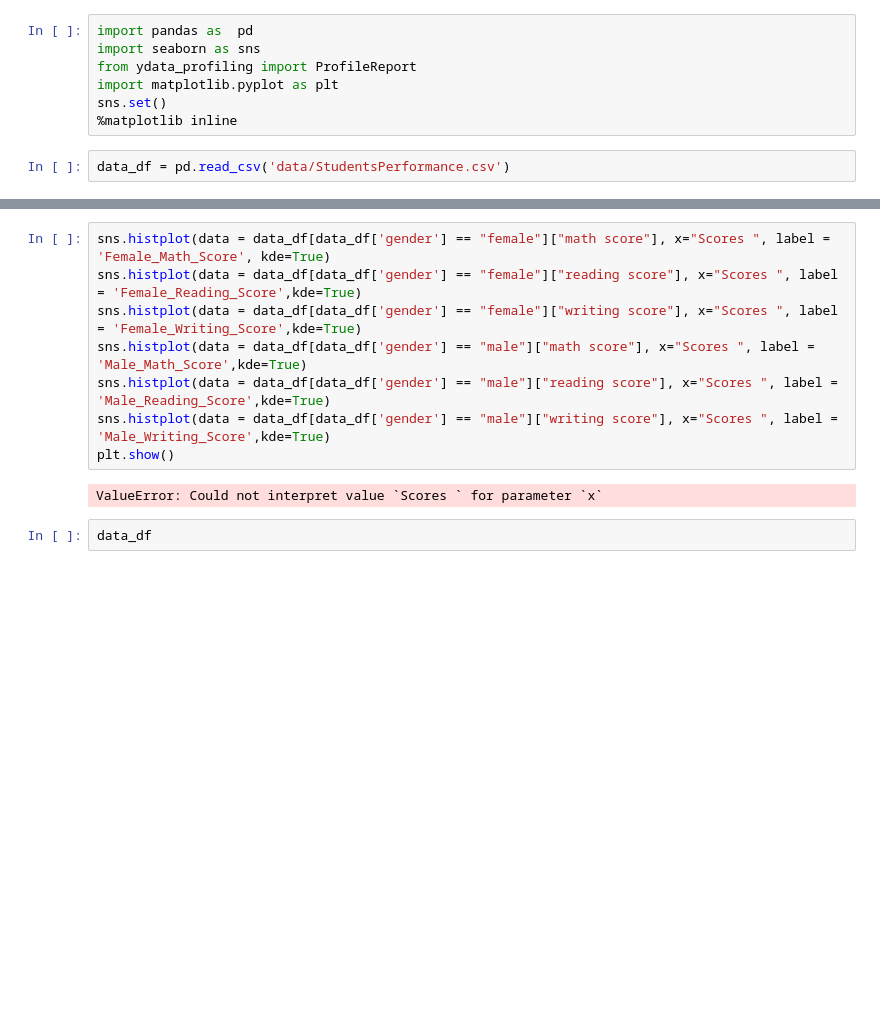
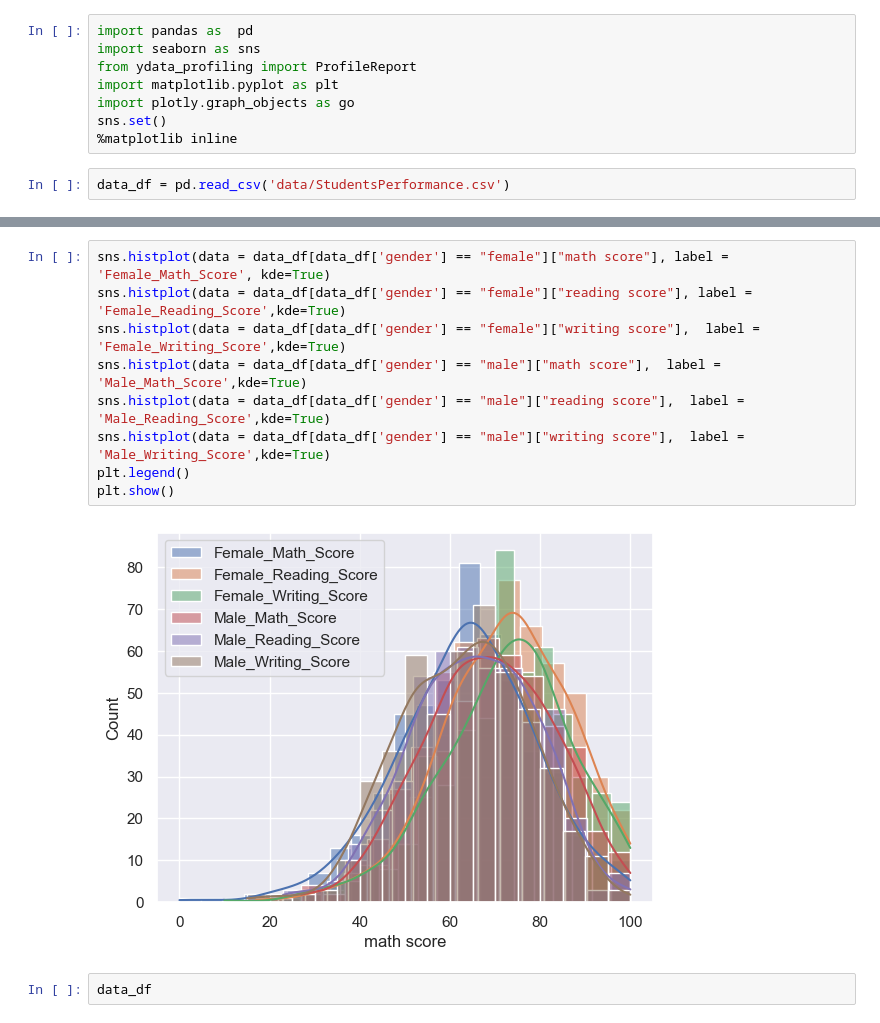
Before and after one commit to mukul74/StudentPerformance, a Jupyter notebook: notebook/EDA.ipynb, the cells around one changed output, grey strips where cells are left out. Cells and saved outputs as stored; diff of their text form; blank space fills up the shorter version.

Commit message:
Data Ingestion Done

```diff
--- a/notebook/EDA.ipynb
+++ b/notebook/EDA.ipynb
@@ -3,6 +3,7 @@ import pandas as  pd
 import seaborn as sns
 from ydata_profiling import ProfileReport
 import matplotlib.pyplot as plt
+import plotly.graph_objects as go
 sns.set()
 %matplotlib inline
 # %%
@@ -12,15 +13,16 @@ ProfileReport(data_df)
 # %% [output]
 [interactive output not drawn]
 # %%
-sns.histplot(data = data_df[data_df['gender'] == "female"]["math score"], x="Scores ", label = 'Female_Math_Score', kde=True)
-sns.histplot(data = data_df[data_df['gender'] == "female"]["reading score"], x="Scores ", label = 'Female_Reading_Score',kde=True)
-sns.histplot(data = data_df[data_df['gender'] == "female"]["writing score"], x="Scores ", label = 'Female_Writing_Score',kde=True)
-sns.histplot(data = data_df[data_df['gender'] == "male"]["math score"], x="Scores ", label = 'Male_Math_Score',kde=True)
-sns.histplot(data = data_df[data_df['gender'] == "male"]["reading score"], x="Scores ", label = 'Male_Reading_Score',kde=True)
-sns.histplot(data = data_df[data_df['gender'] == "male"]["writing score"], x="Scores ", label = 'Male_Writing_Score',kde=True)
+sns.histplot(data = data_df[data_df['gender'] == "female"]["math score"], label = 'Female_Math_Score', kde=True)
+sns.histplot(data = data_df[data_df['gender'] == "female"]["reading score"], label = 'Female_Reading_Score',kde=True)
+sns.histplot(data = data_df[data_df['gender'] == "female"]["writing score"],  label = 'Female_Writing_Score',kde=True)
+sns.histplot(data = data_df[data_df['gender'] == "male"]["math score"],  label = 'Male_Math_Score',kde=True)
+sns.histplot(data = data_df[data_df['gender'] == "male"]["reading score"],  label = 'Male_Reading_Score',kde=True)
+sns.histplot(data = data_df[data_df['gender'] == "male"]["writing score"],  label = 'Male_Writing_Score',kde=True)
+plt.legend()
 plt.show()
 # %% [output]
-ValueError: Could not interpret value `Scores ` for parameter `x`
+[figure, added]
 # %%
 data_df
 # %% [output]
```
Also changed, not shown: parts of 4 cells of this notebook, 3 other files.
